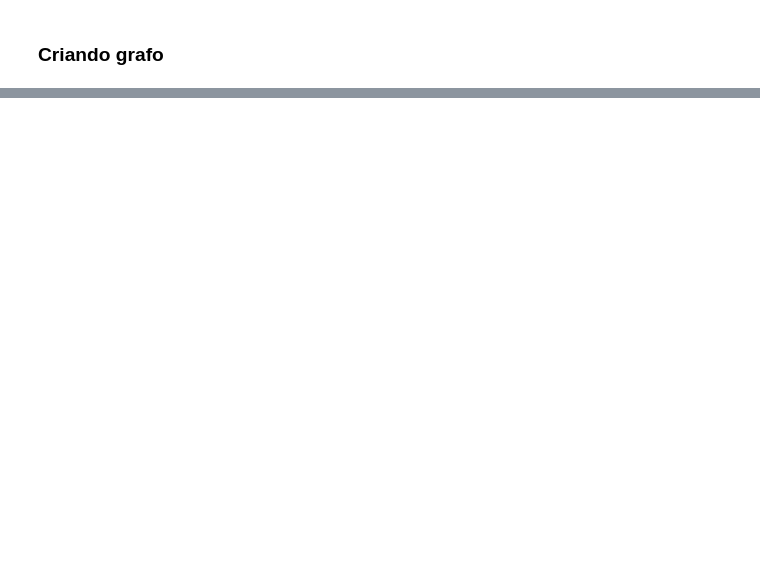
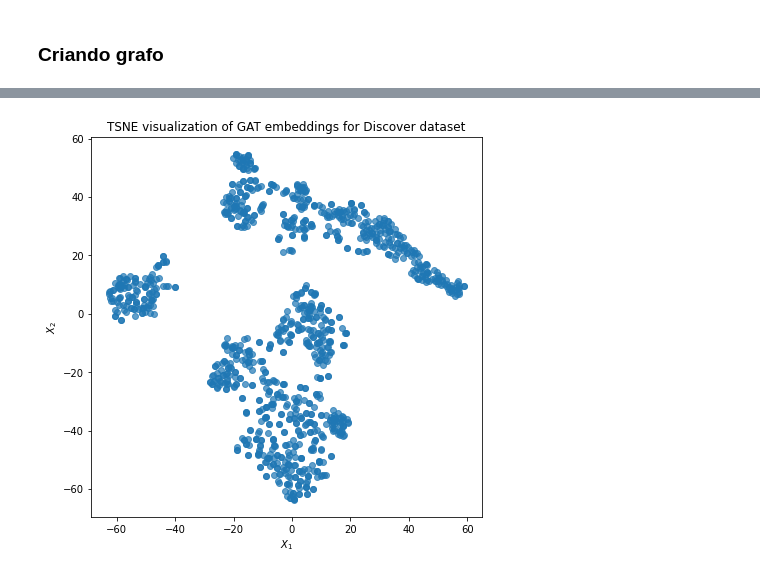
Before and after one commit to nindooAI/universe, a Jupyter notebook: text_preprocessing.ipynb, the cells around one changed output, grey strips where cells are left out. Cells and saved outputs as stored; diff of their text form; code cells hidden in the pictures; blank space fills up the shorter version.

```diff
--- a/text_preprocessing.ipynb
+++ b/text_preprocessing.ipynb
@@ -375,0 +404,30 @@ df.head(20)
+# %%
+embedding_model = Model(inputs=x_inp, outputs=emb_layer.output)
+emb = embedding_model.predict(all_gen)
+X = emb.squeeze()
+y = np.argmax(target_encoding.transform(labels), axis=1)
+# %%
+if X.shape[1] > 2:
+    transform = TSNE  # PCA
+
+    trans = transform(n_components=2)
+    emb_transformed = pd.DataFrame(trans.fit_transform(X), index=list(graph.nodes()))
+    #emb_transformed["label"] = y
+# %%
+alpha = 0.7
+
+fig, ax = plt.subplots(figsize=(7, 7))
+ax.scatter(
+    emb_transformed[0],
+    emb_transformed[1],
+    #c=emb_transformed["label"].astype("category"),
+    cmap="jet",
+    alpha=alpha,
+)
+ax.set(aspect="equal", xlabel="$X_1$", ylabel="$X_2$")
+plt.title(
+    "{} visualization of GAT embeddings for Discover dataset".format(transform.__name__)
+)
+plt.show()
+# %% [output]
+[figure, added]
```
Also changed, not shown: parts of 27 cells of this notebook, 5 other files.
